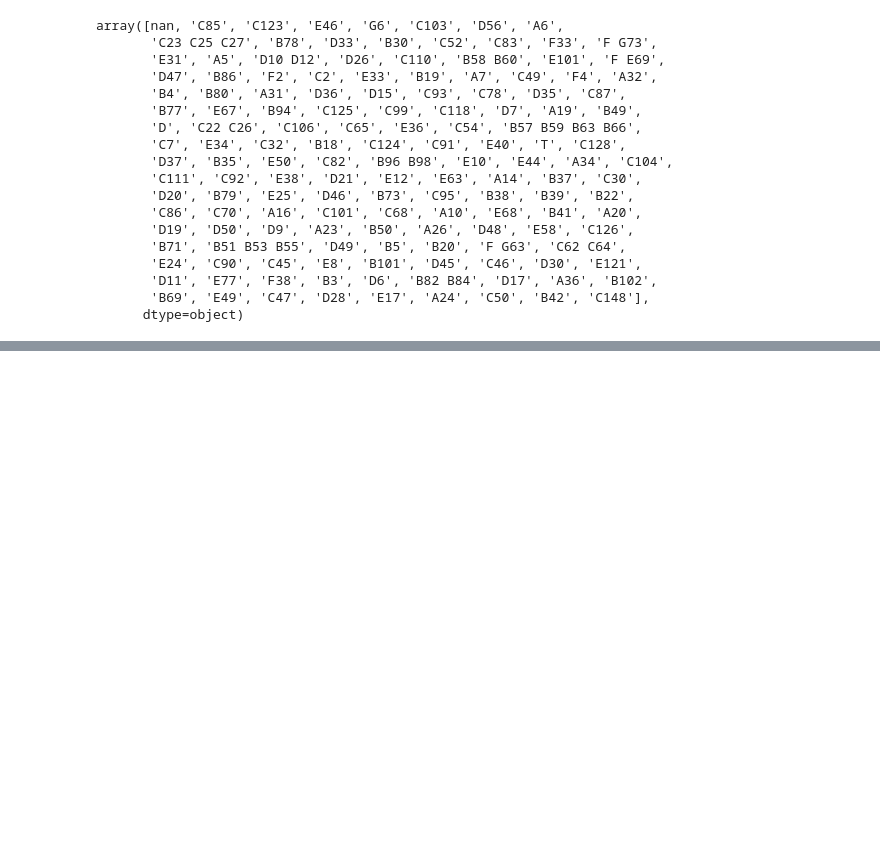
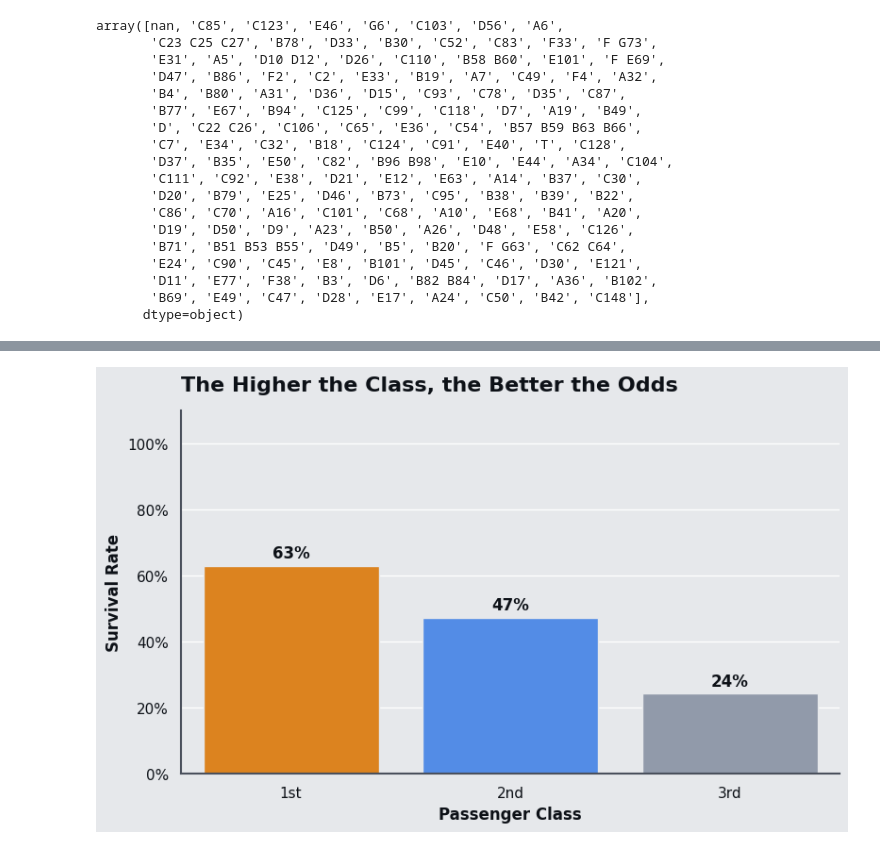
Before and after one commit to zece05/DSB-Unit-02, a Jupyter notebook: Labs/lab-eda-titanic/lab-eda-titanic-student-submission.ipynb, the cells around one changed output, grey strips where cells are left out. Cells and saved outputs as stored; diff of their text form; code cells hidden in the pictures; blank space fills up the shorter version.

```diff
--- a/Labs/lab-eda-titanic/lab-eda-titanic-student-submission.ipynb
+++ b/Labs/lab-eda-titanic/lab-eda-titanic-student-submission.ipynb
@@ -102,0 +345,3 @@ array([' ¯\\(ツ)/¯ ', 'C85', 'C123', 'E46', 'G6', 'C103', 'D56', 'A6',
+# %%
+df['FarePricePerPerson'] = (df['Fare'] / df.groupby('Ticket')['Ticket'].transform("count")).round(2)
+df.head(30)
@@ -102,0 +457,6 @@ array([' ¯\\(ツ)/¯ ', 'C85', 'C123', 'E46', 'G6', 'C103', 'D56', 'A6',
+# %%
+ax = sns.barplot(data=df_plot, x="Class", y="Survived", hue="Class", order=CLASSES,
+                 palette={"1st": AMBER, "2nd": CYAN, "3rd": VIOLET}, errorbar=None)
+finish(ax, "The Higher the Class, the Better the Odds", "Passenger Class")
+# %% [output]
+[figure, added]
```
Also changed, not shown: parts of 59 cells of this notebook.
